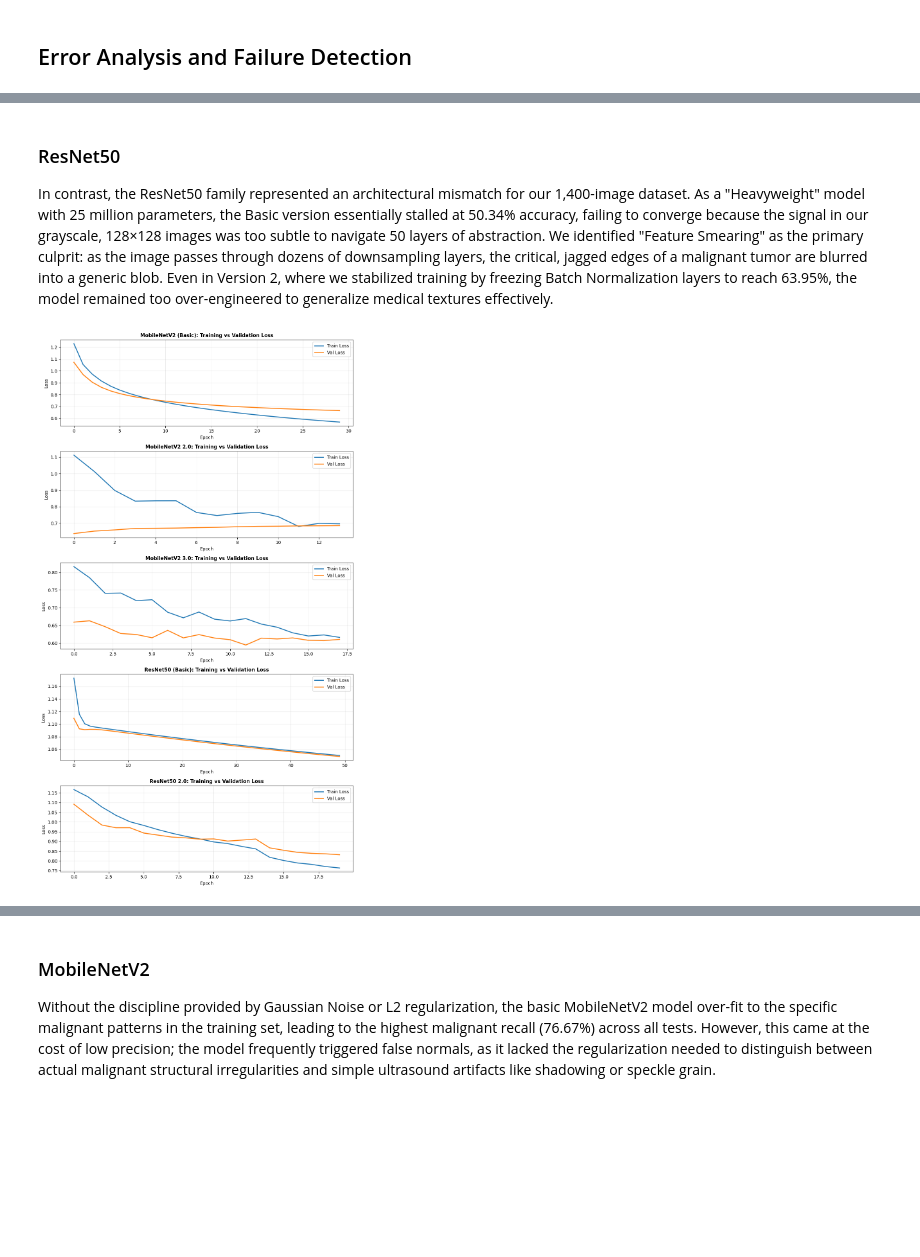
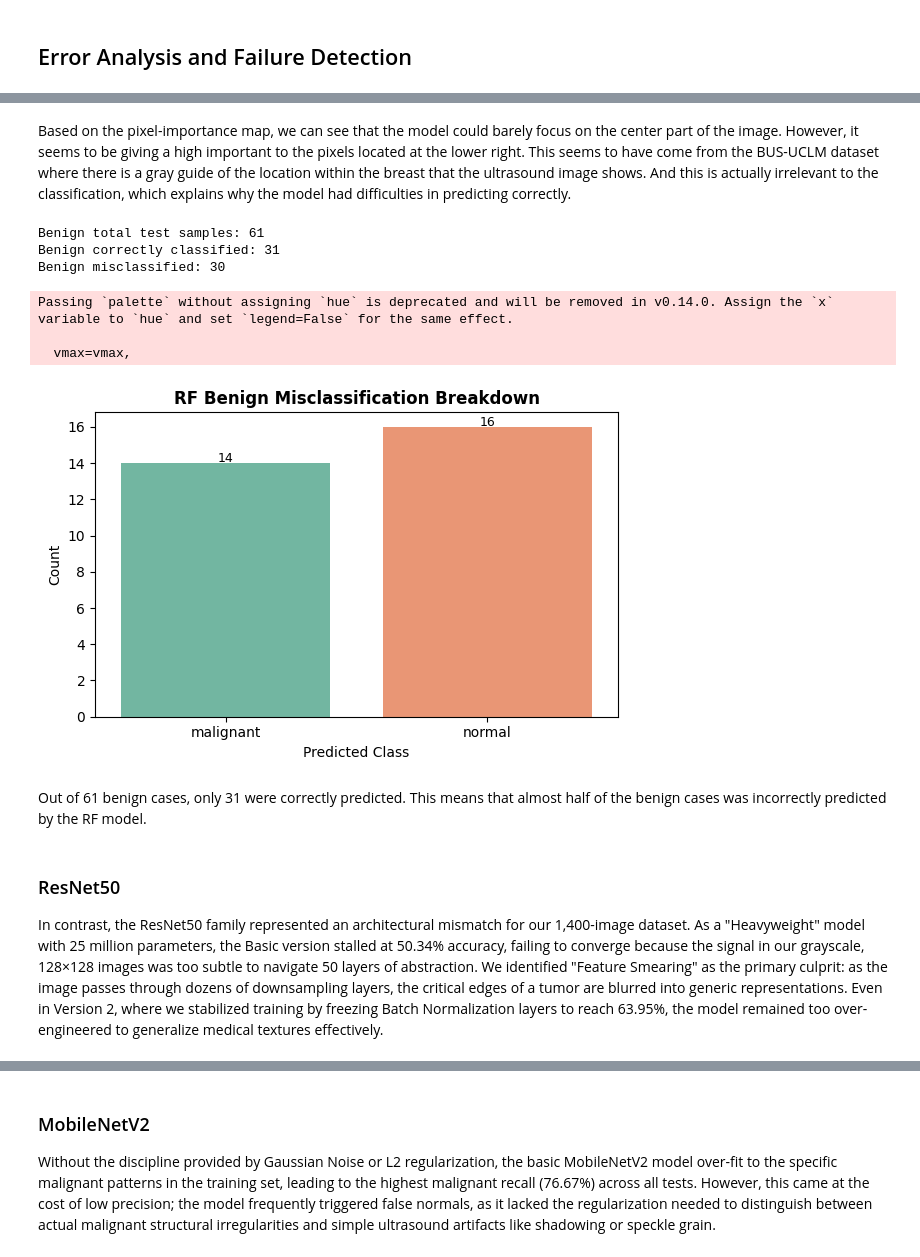
Before and after one commit to marxandreadiane/CSC713M-Breast-Cancer-Classification, a Jupyter notebook: [CSC713M]_Twin_Fairy_Tacticians_MCO(1).ipynb, the cells around one changed output, grey strips where cells are left out. Cells and saved outputs as stored; diff of their text form; code cells hidden in the pictures; blank space fills up the shorter version.

```diff
--- a/[CSC713M]_Twin_Fairy_Tacticians_MCO(1).ipynb
+++ b/[CSC713M]_Twin_Fairy_Tacticians_MCO(1).ipynb
@@ -1818,8 +1840,18 @@ plot_random_forest_feature_importance_section(globals())
+# %% [markdown]
+Based on the pixel-importance map, we can see that the model could barely focus on the center part of the image. However, it seems to be giving a high important to the pixels located at the lower right. This seems to have come from the BUS-UCLM dataset where there is a gray guide of the location within the breast that the ultrasound image shows. And this is actually irrelevant to the classification, which explains why the model had difficulties in predicting correctly.
+# %%
+evaluation_utils.plot_random_forest_benign_misclassification_breakdown(globals())
+# %% [output]
+Benign total test samples: 61
+Benign correctly classified: 31
+Benign misclassified: 30
+Passing `palette` without assigning `hue` is deprecated and will be removed in v0.14.0. Assign the `x` variable to `hue` and set `legend=False` for the same effect.
+
+  vmax=vmax,
+[figure, added]
+# %% [markdown]
+Out of 61 benign cases, only 31 were correctly predicted. This means that almost half of the benign cases was incorrectly predicted by the RF model.
 # %% [markdown]
 ### ResNet50
 
-In contrast, the ResNet50 family represented an architectural mismatch for our 1,400-image dataset. As a "Heavyweight" model with 25 million parameters, the Basic version essentially stalled at 50.34% accuracy, failing to converge because the signal in our grayscale, 128×128 images was too subtle to navigate 50 layers of abstraction. We identified "Feature Smearing" as the primary culprit: as the image passes through dozens of downsampling layers, the critical, jagged edges of a malignant tumor are blurred into a generic blob. Even in Version 2, where we stabilized training by freezing Batch Normalization layers to reach 63.95%, the model remained too over-engineered to generalize medical textures effectively.
+In contrast, the ResNet50 family represented an architectural mismatch for our 1,400-image dataset. As a "Heavyweight" model with 25 million parameters, the Basic version stalled at 50.34% accuracy, failing to converge because the signal in our grayscale, 128×128 images was too subtle to navigate 50 layers of abstraction. We identified "Feature Smearing" as the primary culprit: as the image passes through dozens of downsampling layers, the critical edges of a tumor are blurred into generic representations. Even in Version 2, where we stabilized training by freezing Batch Normalization layers to reach 63.95%, the model remained too over-engineered to generalize medical textures effectively.
-# %%
-plot_training_loss_section(globals())
-# %% [output]
-[figure, removed]
```
Also changed, not shown: parts of 56 cells of this notebook, 5 other files.
